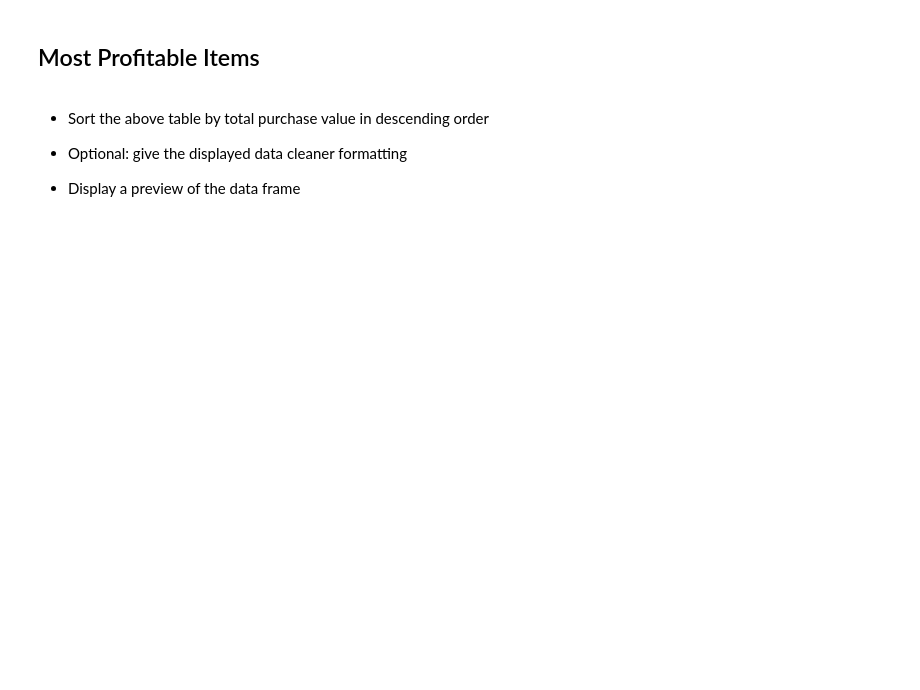
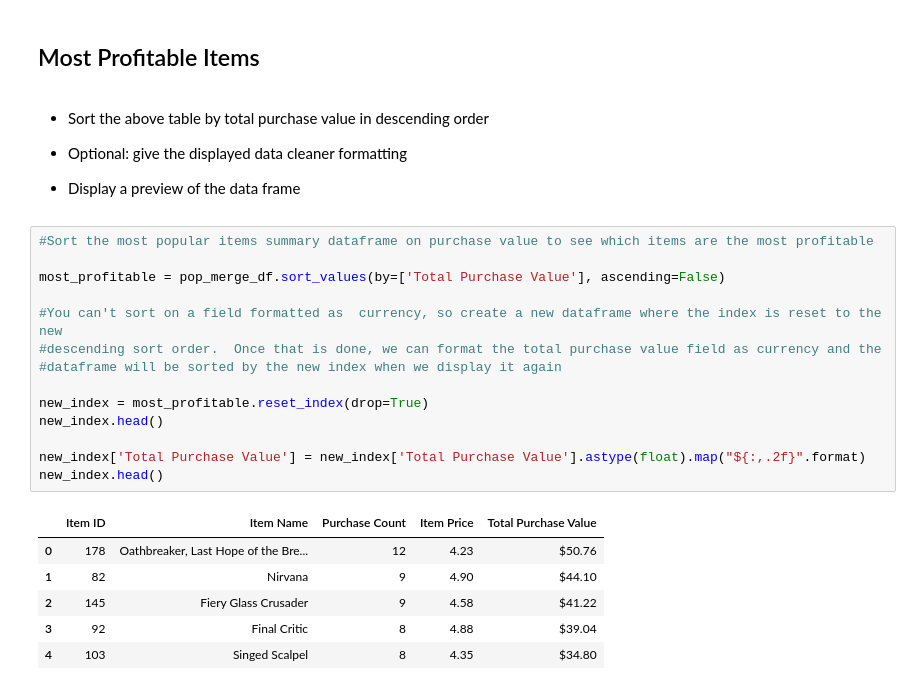
Before and after one commit to shuck0407/HerosOfPymoli_Homework, a Jupyter notebook: HeroesOfPymoli_SLH.ipynb, the cells around one changed output. Cells and saved outputs as stored; diff of their text form; blank space fills up the shorter version.

```diff
--- a/HeroesOfPymoli_SLH.ipynb
+++ b/HeroesOfPymoli_SLH.ipynb
@@ -409,3 +442,24 @@ top_spend_summary.nlargest(5, 'Total Purchase Value')
 
 
 * Display a preview of the data frame
+# %%
+#Sort the most popular items summary dataframe on purchase value to see which items are the most profitable
+
+most_profitable = pop_merge_df.sort_values(by=['Total Purchase Value'], ascending=False)
+
+#You can't sort on a field formatted as  currency, so create a new dataframe where the index is reset to the new
+#descending sort order.  Once that is done, we can format the total purchase value field as currency and the
+#dataframe will be sorted by the new index when we display it again
+
+new_index = most_profitable.reset_index(drop=True)
+new_index.head()
+
+new_index['Total Purchase Value'] = new_index['Total Purchase Value'].astype(float).map("${:,.2f}".format)
+new_index.head()
+# %% [output]
+|  | Item ID | Item Name | Purchase Count | Item Price | Total Purchase Value |
+| 0 | 178 | Oathbreaker, Last Hope of the Bre... | 12 | 4.23 | $50.76 |
+| 1 | 82 | Nirvana | 9 | 4.90 | $44.10 |
+| 2 | 145 | Fiery Glass Crusader | 9 | 4.58 | $41.22 |
+| 3 | 92 | Final Critic | 8 | 4.88 | $39.04 |
+| 4 | 103 | Singed Scalpel | 8 | 4.35 | $34.80 |
```
Also changed, not shown: parts of 2 cells of this notebook.
